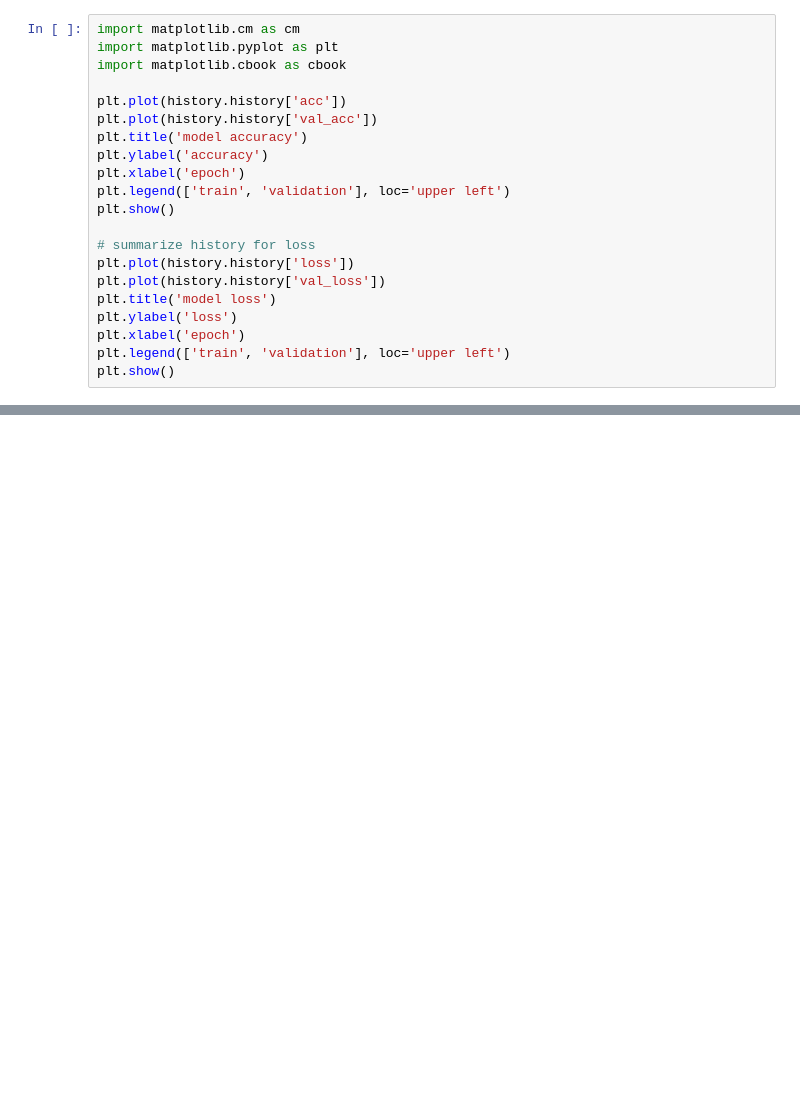
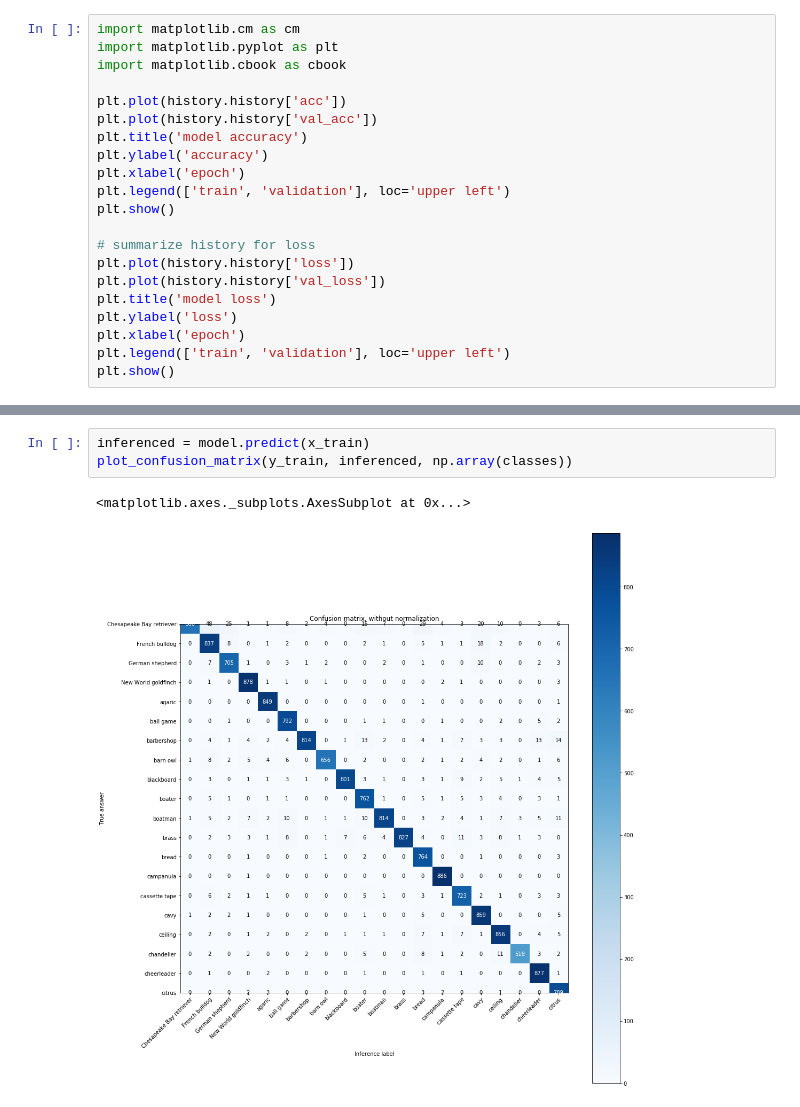
Before and after one commit to xingularity/ResNet_ImageNet, a Jupyter notebook: ResNet_ImageNet.ipynb, the cells around one changed output, grey strips where cells are left out. Drawn from its saved outputs; the diff is of its cells as text; blank space fills up the shorter version.

```diff
--- a/ResNet_ImageNet.ipynb
+++ b/ResNet_ImageNet.ipynb
@@ -472,0 +524,6 @@ print('Test accuracy:', scores[1])
+# %%
+inferenced = model.predict(x_train)
+plot_confusion_matrix(y_train, inferenced, np.array(classes))
+# %% [output]
+<matplotlib.axes._subplots.AxesSubplot at 0x...>
+[figure, added]
```
Also changed, not shown: parts of 5 cells of this notebook, 1 other file.
